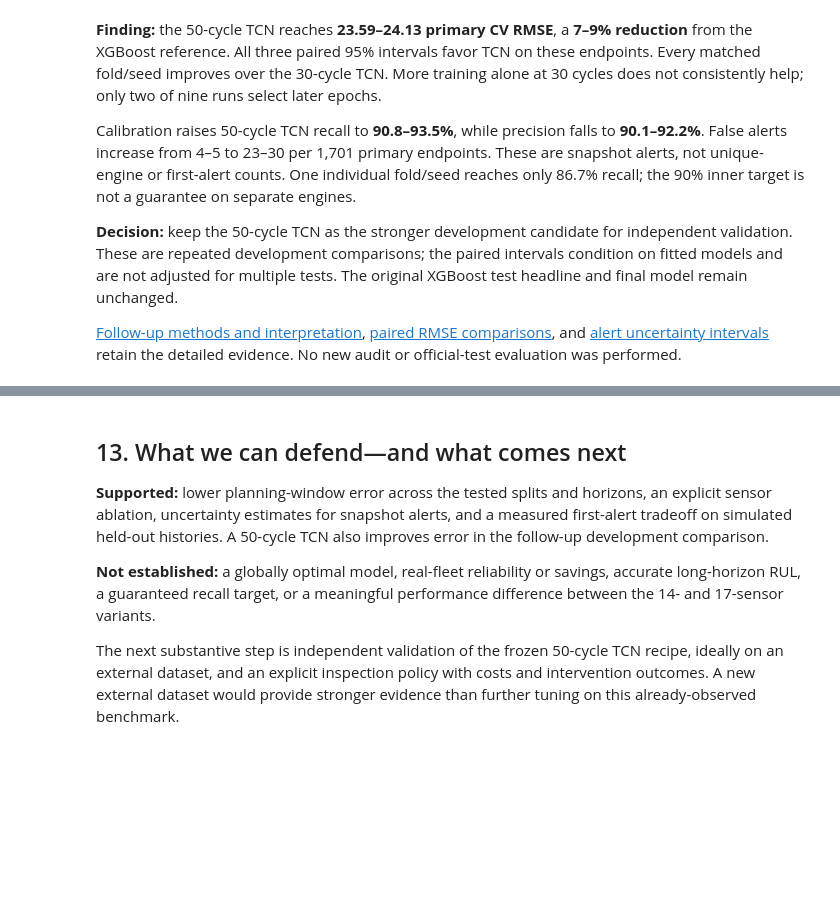
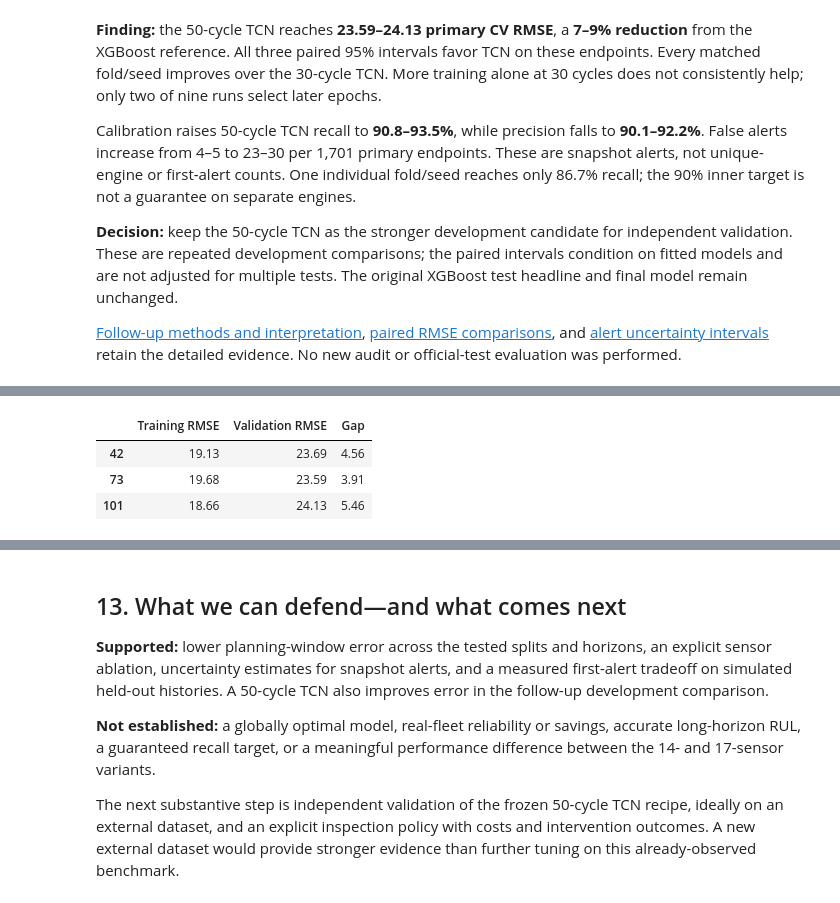
Before and after one commit to Asabrax/nasa-turbofan, a Jupyter notebook: explore.ipynb, the cells around one changed output, grey strips where cells are left out. Cells and saved outputs as stored; diff of their text form; code cells hidden in the pictures; blank space fills up the shorter version.

Commit message:
Update validation

```diff
--- a/explore.ipynb
+++ b/explore.ipynb
@@ -514,0 +523,10 @@ the detailed evidence. No new audit or official-test evaluation was performed.
+# %%
+gaps=pd.read_csv(ROOT/'outputs/tcn_followup/generalization_summary.csv')
+table=gaps[gaps.window.eq(50) & gaps.protocol.eq('primary') & gaps.subset.eq('all')]
+table=table[['seed','training_RMSE','validation_RMSE','gap']].set_index('seed')
+display(table.rename(columns={'training_RMSE':'Training RMSE','validation_RMSE':'Validation RMSE','gap':'Gap'}).rename_axis(index=None).round(2))
+# %% [output]
+|  | Training RMSE | Validation RMSE | Gap |
+| 42 | 19.13 | 23.69 | 4.56 |
+| 73 | 19.68 | 23.59 | 3.91 |
+| 101 | 18.66 | 24.13 | 5.46 |
```
Also changed, not shown: parts of 2 cells of this notebook, 8 other files.
